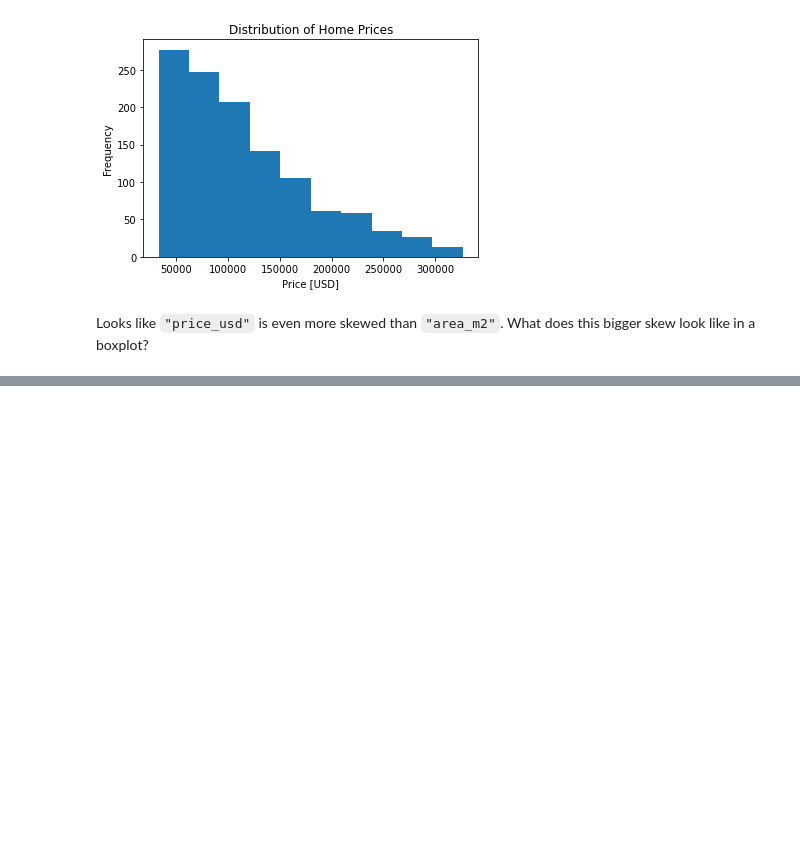
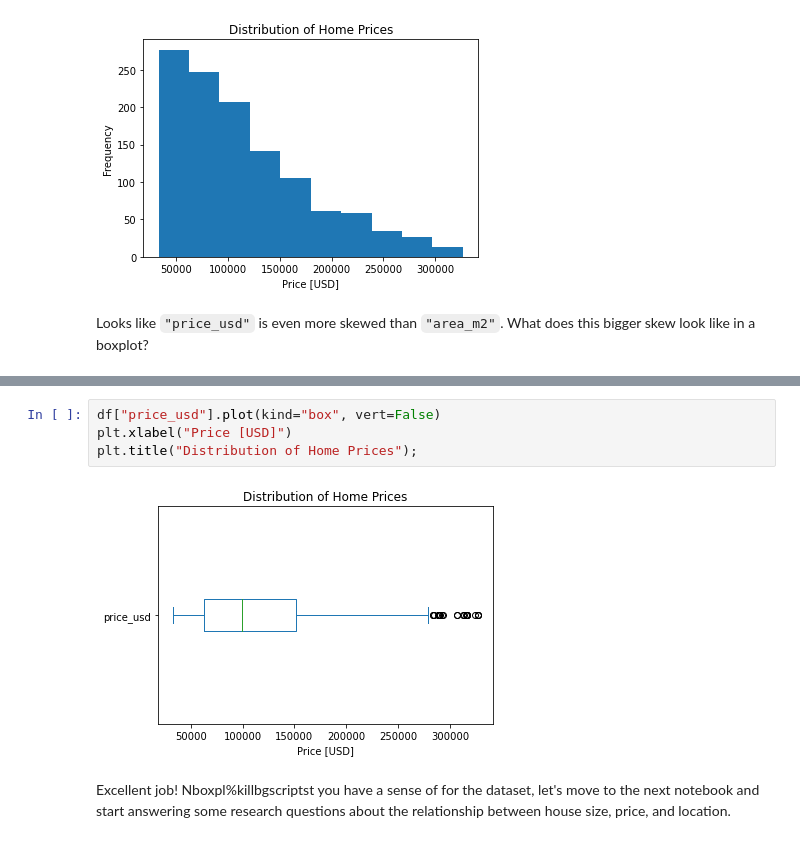
Before and after one commit to camara94/data_science_lab, a Jupyter notebook: lab/013-exploratory-data-analysis.ipynb, the cells around one changed output, grey strips where cells are left out. Cells and saved outputs as stored; diff of their text form; blank space fills up the shorter version.

```diff
--- a/lab/013-exploratory-data-analysis.ipynb
+++ b/lab/013-exploratory-data-analysis.ipynb
@@ -222,0 +229,8 @@ VimeoVideo("656351234", h="44ca8af7ac", width=600)
+# %%
+df["price_usd"].plot(kind="box", vert=False)
+plt.xlabel("Price [USD]")
+plt.title("Distribution of Home Prices");
+# %% [output]
+[figure, added]
+# %% [markdown]
+Excellent job! Nboxpl%killbgscriptst you have a sense of for the dataset, let's move to the next notebook and start answering some research questions about the relationship between house size, price, and location.
```
Also changed, not shown: parts of 1 cell of this notebook.
